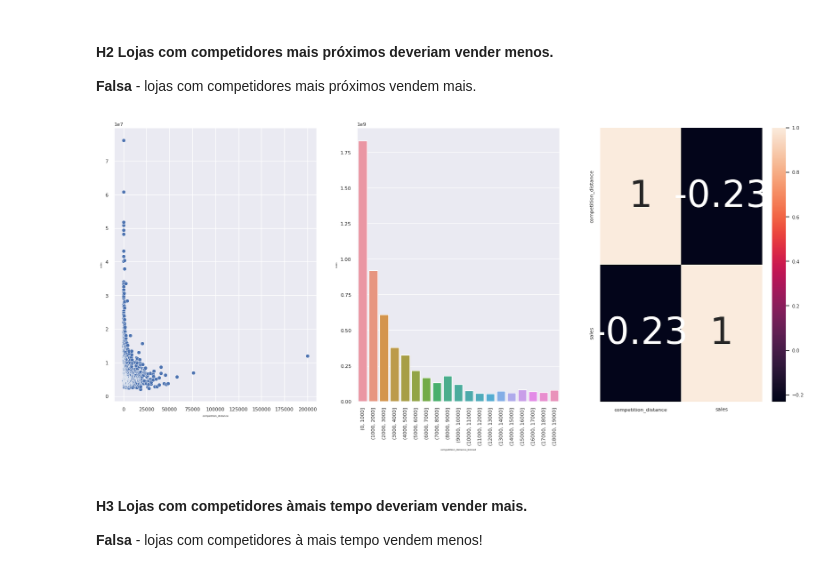
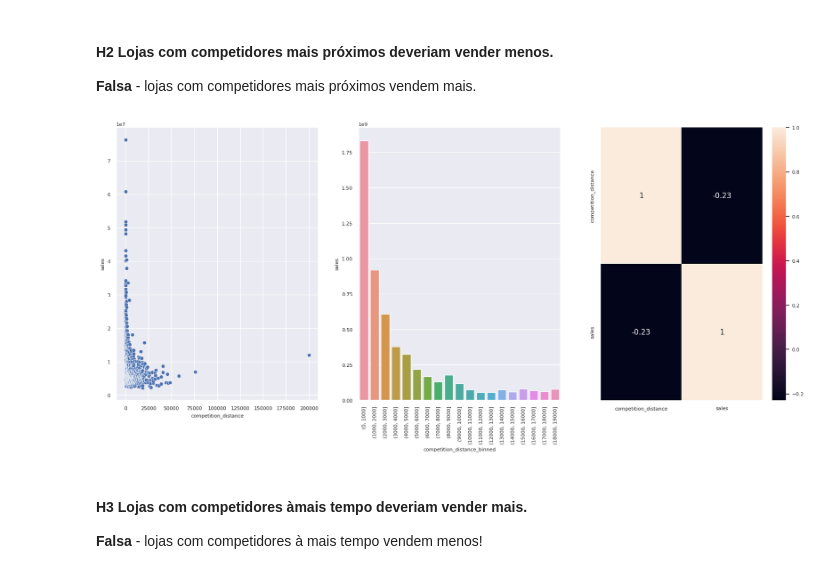
Before and after one commit to marcelorissids/webapp_rossmann, a Jupyter notebook: ds_producao.ipynb, the cells around one changed output. Saved outputs shown, nothing was run; the diff lists cells and outputs as text; code cells hidden in the pictures.

```diff
--- a/ds_producao.ipynb
+++ b/ds_producao.ipynb
@@ -675,31 +669,31 @@ aux3.pivot(index='year_week', columns='assortment', values='sales').plot()
 **Falsa** - lojas com competidores mais próximos vendem mais.
 # %%
 plt.rcParams['figure.figsize'] = (20, 8)
-plt.rcParams['axes.labelsize'] = 4
+plt.rcParams['axes.labelsize'] = 8
 plt.rcParams['axes.titlesize'] = 8
 plt.rcParams['xtick.labelsize'] = 8
 plt.rcParams['ytick.labelsize'] = 8
-plt.rcParams['legend.fontsize'] = 8
+plt.rcParams['legend.fontsize'] = 4
 
 aux1 = df4[['competition_distance', 'sales']].groupby('competition_distance').sum().reset_index()
 
 plt.subplot( 1, 3, 1)
 sns.scatterplot(x='competition_distance', y='sales', data=aux1);
 
 plt.subplot( 1, 3, 2)
 bins = list(np.arange( 0, 20000, 1000))
 aux1['competition_distance_binned'] = pd.cut(aux1['competition_distance'], bins=bins)
 aux2 = aux1[['competition_distance_binned', 'sales']].groupby('competition_distance_binned').sum().reset_index()
 sns.barplot( x='competition_distance_binned', y='sales', data=aux2);
 plt.xticks(rotation=90);
 
 plt.subplot( 1, 3, 3)
 x = sns.heatmap(aux1.corr(method='pearson'), annot=True);
 ## caso o valor da correlação esteja deslocado
 # bottom, top = x.get_ylim()
 # x.set_ylim( bottom+0,5, top-0,5);
 # %% [output]
-[figure, old version]
+[figure, new version]
 # %% [markdown]
 #### **H3** Lojas com competidores àmais tempo deveriam vender mais.
 **Falsa** - lojas com competidores à mais tempo vendem menos!
```
Also changed, not shown: parts of 6 cells of this notebook, 2 other files.
